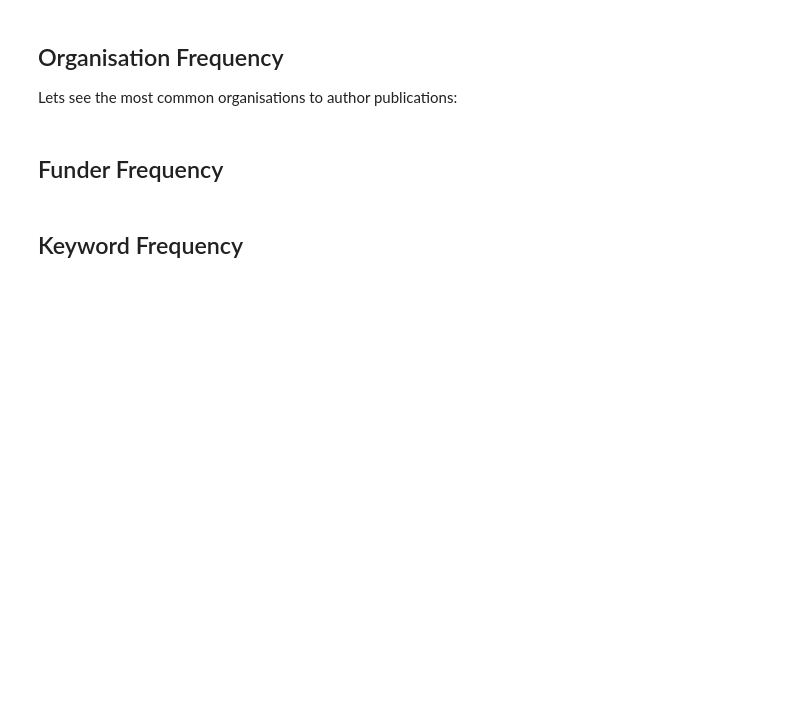
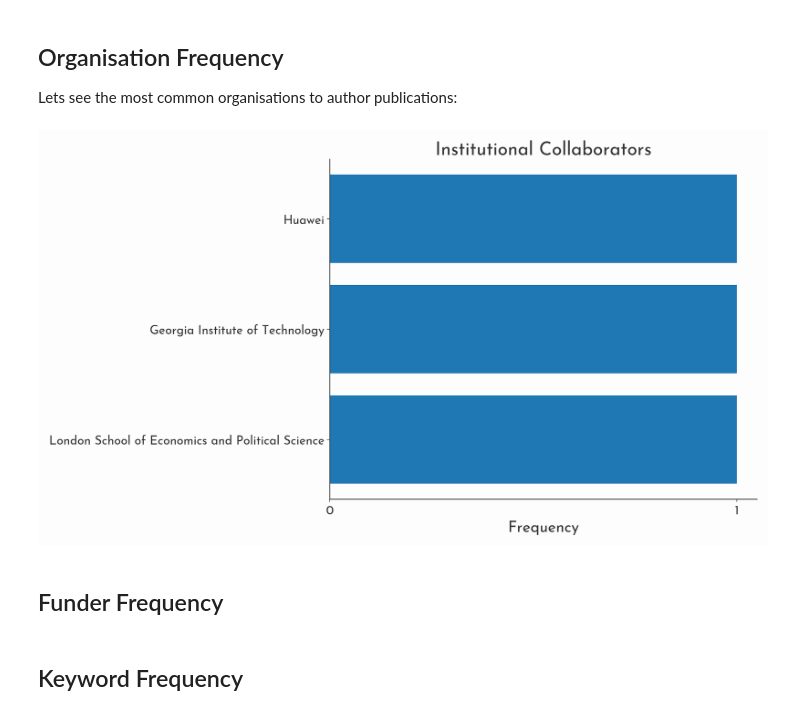
Before and after one commit to Autonomy-Data-Unit/pubcrawler, a Jupyter notebook: nbs/core/05_analysis.ipynb, the cells around one changed output. Cells and saved outputs as stored; diff of their text form; code cells hidden in the pictures; blank space fills up the shorter version.

```diff
--- a/nbs/core/05_analysis.ipynb
+++ b/nbs/core/05_analysis.ipynb
@@ -140,20 +178,23 @@ for name, count in organisation_frequency.items():
 # %%
 #|export
 top_10_orgs = grouped_org_counts.most_common(10)
 
-# Separating items and their frequencies
-items, frequencies = zip(*top_10_orgs)
+if top_10_orgs:
+    # Separating items and their frequencies
+    items, frequencies = zip(*top_10_orgs)
 
-# Creating a horizontal bar chart
-plt.figure(figsize=(10, 8))  # Adjust size as needed
-plt.barh(items, frequencies)
-plt.xlabel('Frequency')
-plt.title('Institutional Collaborators')
-# Set x-axis ticks to show only complete numbers
-max_frequency = max(frequencies)
-step = 1  # Define step size based on your data scale
-plt.xticks(range(0, max_frequency + 1, step))
-plt.savefig(f'{plots_dir}/organisation_frequency.png')
+    # Creating a horizontal bar chart
+    plt.figure(figsize=(10, 8))  # Adjust size as needed
+    plt.barh(items, frequencies)
+    plt.xlabel('Frequency')
+    plt.title('Institutional Collaborators')
+    # Set x-axis ticks to show only complete numbers
+    max_frequency = max(frequencies)
+    step = 1  # Define step size based on your data scale
+    plt.xticks(range(0, max_frequency + 1, step))
+    plt.savefig(f'{plots_dir}/organisation_frequency.png')
+# %% [output]
+[figure, added]
 # %%
 plt.show()
 # %% [markdown]
```
Also changed, not shown: parts of 13 cells of this notebook, 6 other files.
